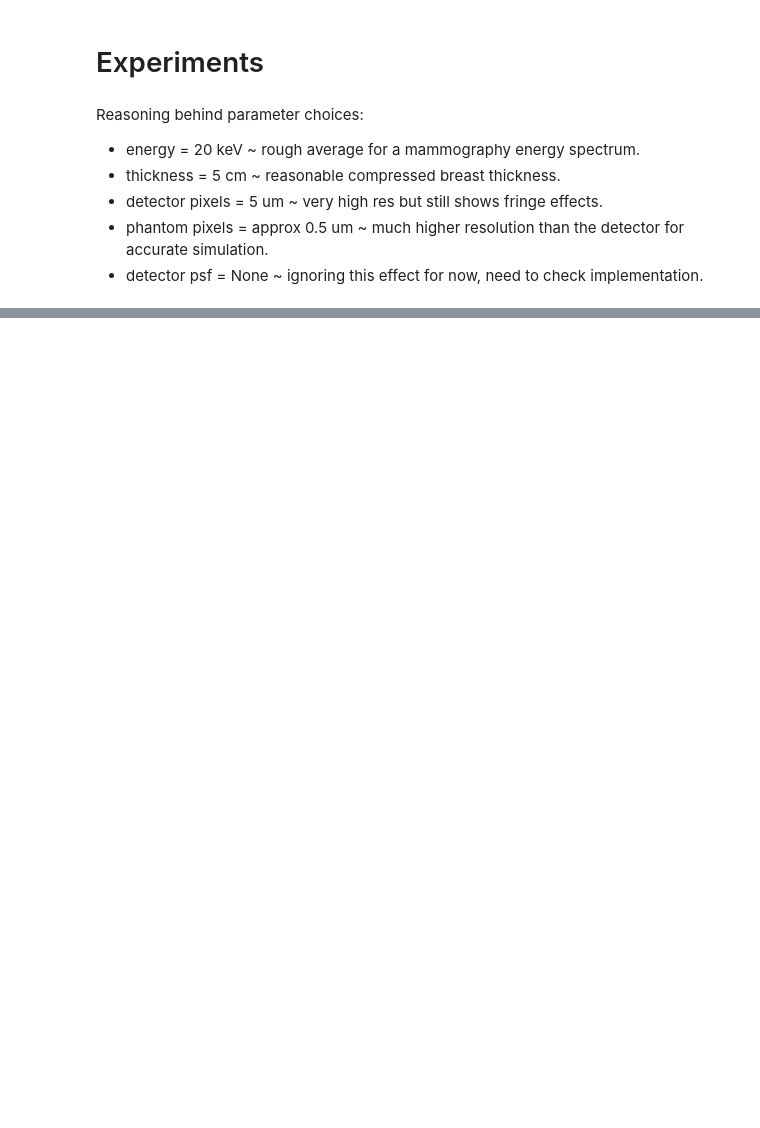
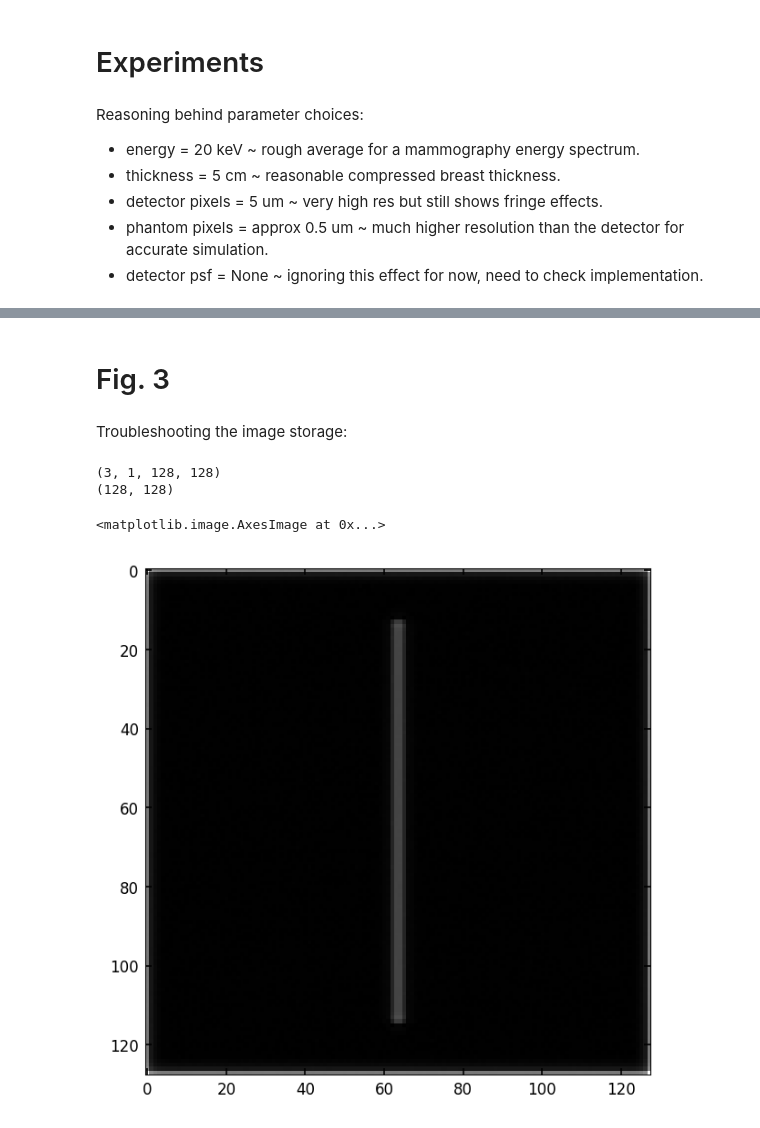
Before and after one commit to gjadick/spectral-xpci, a Jupyter notebook: aapm2025-multislice.ipynb, the cells around one changed output, grey strips where cells are left out. Cells and saved outputs as stored; diff of their text form; code cells hidden in the pictures; blank space fills up the shorter version.

```diff
--- a/aapm2025-multislice.ipynb
+++ b/aapm2025-multislice.ipynb
@@ -175,0 +205,13 @@ multislice done - 0.76 s
+# %% [markdown]
+# Fig. 3
+# %% [markdown]
+Troubleshooting the image storage:
+# %%
+print (np.shape(store_images_multi))
+print(np.shape(store_images_multi[0][0]))
+plt.imshow(store_images_multi[0][0])
+# %% [output]
+(3, 1, 128, 128)
+(128, 128)
+<matplotlib.image.AxesImage at 0x...>
+[figure, added]
```
Also changed, not shown: parts of 8 cells of this notebook, 1 other file.
